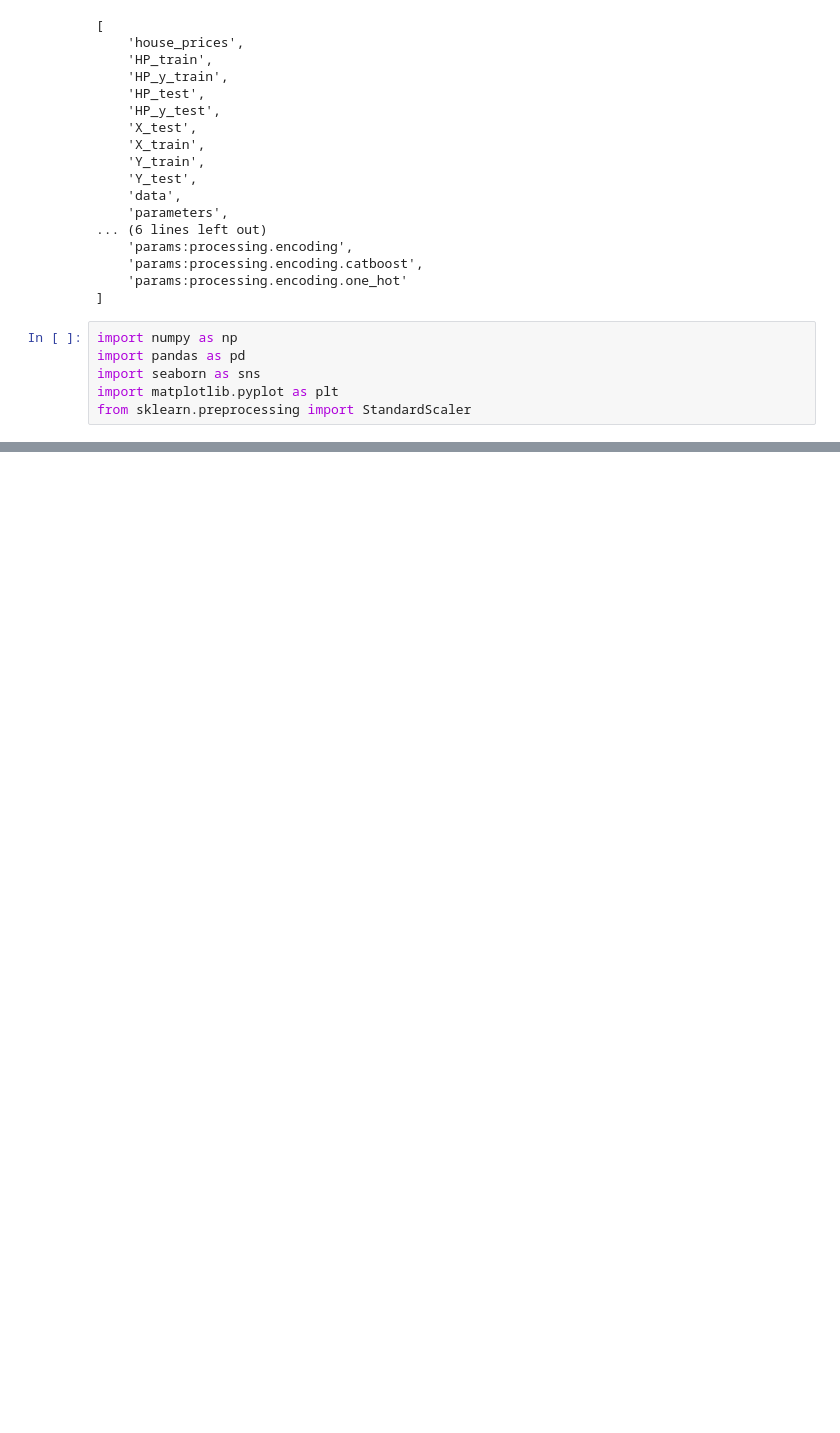
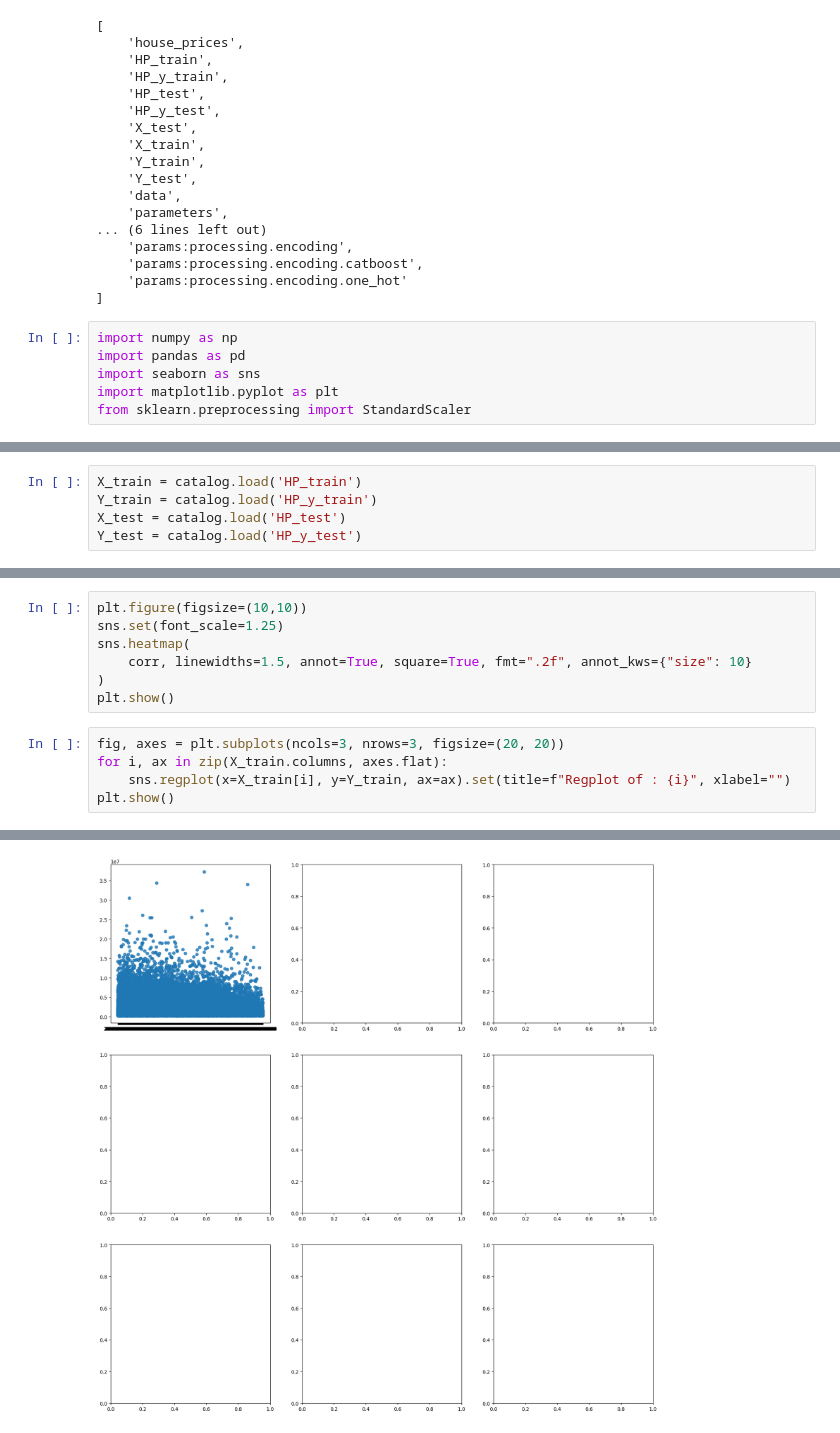
Before and after one commit to AndreiShelest/ML_house_prices, a Jupyter notebook: notebooks/eda.ipynb, the cells around one changed output, grey strips where cells are left out. Cells and saved outputs as stored; diff of their text form; blank space fills up the shorter version.

```diff
--- a/notebooks/eda.ipynb
+++ b/notebooks/eda.ipynb
@@ -80,0 +47,5 @@ array([2820, 4540, 9370, 6705, 6740, 6000, 6700, 2800, 6900, 7400, 4320,
+# %%
+X_train = catalog.load('HP_train')
+Y_train = catalog.load('HP_y_train')
+X_test = catalog.load('HP_test')
+Y_test = catalog.load('HP_y_test')
@@ -80,0 +98,13 @@ array([2820, 4540, 9370, 6705, 6740, 6000, 6700, 2800, 6900, 7400, 4320,
+# %%
+plt.figure(figsize=(10,10))
+sns.set(font_scale=1.25)
+sns.heatmap(
+    corr, linewidths=1.5, annot=True, square=True, fmt=".2f", annot_kws={"size": 10}
+)
+plt.show()
+# %%
+fig, axes = plt.subplots(ncols=3, nrows=3, figsize=(20, 20))
+for i, ax in zip(X_train.columns, axes.flat):
+    sns.regplot(x=X_train[i], y=Y_train, ax=ax).set(title=f"Regplot of : {i}", xlabel="")
+plt.show()
+# %% [output]
@@ -80,0 +129 @@ array([2820, 4540, 9370, 6705, 6740, 6000, 6700, 2800, 6900, 7400, 4320,
+[figure, added]
```
Also changed, not shown: parts of 9 cells of this notebook, 8 other files.
